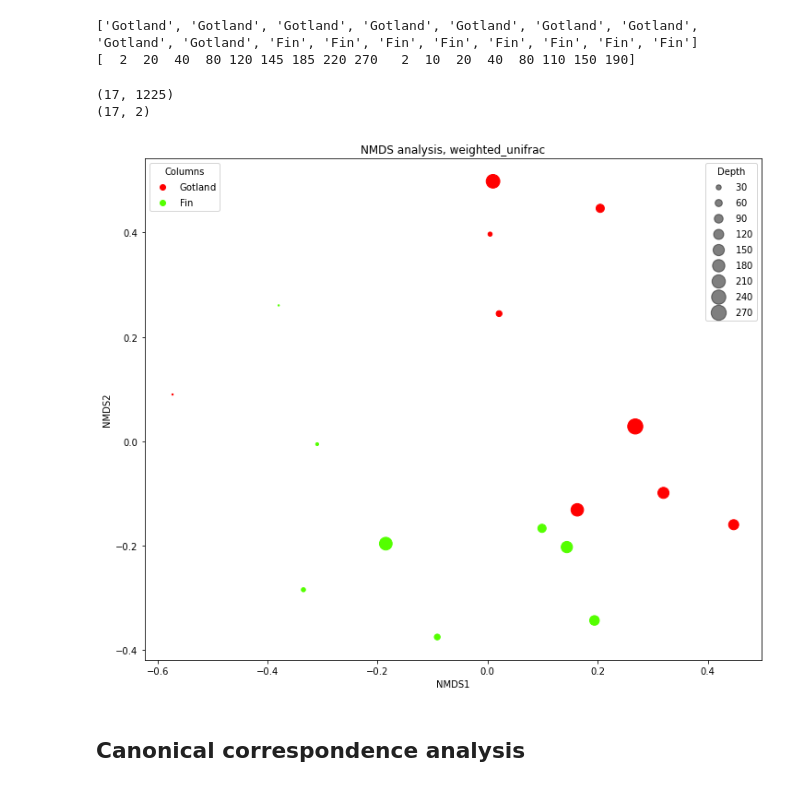
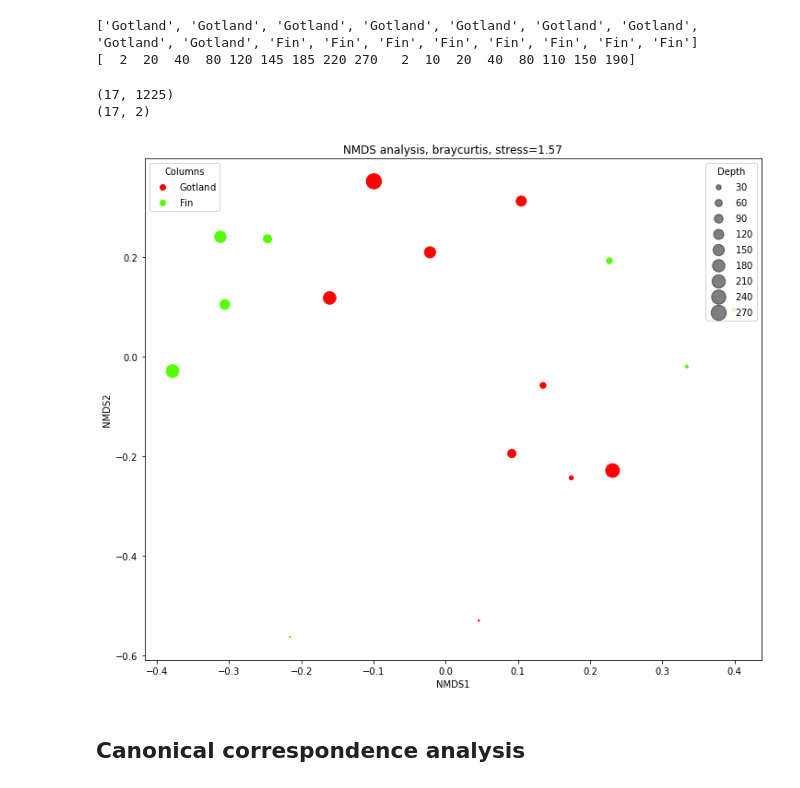
Before and after one commit to kpotoh/valerik, a Jupyter notebook: notebooks/diversity.ipynb, the cells around one changed output. Drawn from its saved outputs; the diff is of its cells as text; code cells hidden in the pictures.

```diff
--- a/notebooks/diversity.ipynb
+++ b/notebooks/diversity.ipynb
@@ -188,7 +215,7 @@ print(otu_names[:10])
 ['OTU 4', 'OTU 16', 'OTU 2', 'OTU 26', 'OTU 5', 'OTU 13', 'OTU 10', 'OTU 8', 'OTU 15', 'OTU 38']
 # %%
 metrics = ["braycurtis", "unweighted_unifrac", "weighted_unifrac"]
-metric = metrics[2]
+metric = metrics[0]
 
 if "unifrac" in metric:
     dm = diversity.beta_diversity(metric, comp_otu, comp_otu.index, otu_ids=otu_names, tree=tree)
@@ -216,38 +243,35 @@ metasamples_ids = [ms2ids[x] for x in metasamples]
 ['Gotland', 'Gotland', 'Gotland', 'Gotland', 'Gotland', 'Gotland', 'Gotland', 'Gotland', 'Gotland', 'Fin', 'Fin', 'Fin', 'Fin', 'Fin', 'Fin', 'Fin', 'Fin']
 [  2  20  40  80 120 145 185 220 270   2  10  20  40  80 110 150 190]
 # %%
-X = comp_otu.values
-print(X.shape)
-X = X[:200]
 embedding = MDS(n_components=2, metric=True, n_jobs=-1, dissimilarity="precomputed")
 X_transformed = embedding.fit_transform(dm.redundant_form())
 print(X_transformed.shape)
 
 
 # https://matplotlib.org/stable/gallery/lines_bars_and_markers/scatter_with_legend.html
 
 fig, ax = plt.subplots(figsize=(12, 10))
 scatter = ax.scatter(X_transformed[:, 0], X_transformed[:, 1], c=metasamples_ids, s=depth, cmap="prism")
 
 # produce a legend with the unique colors from the scatter
 handles0, labels0 = scatter.legend_elements()
 labels0 = [re.sub("(\d)", lambda x: ids2ms[int(x.groups()[0])], labels0[0]), re.sub("(\d)", lambda x: ids2ms[int(x.groups()[0])], labels0[1])]
 
 legend1 = ax.legend(handles0, labels0, loc="upper left", title="Columns")
 ax.add_artist(legend1)
 
 # produce a legend with a cross section of sizes from the scatter
 handles, labels = scatter.legend_elements(prop="sizes", alpha=0.5)
 legend2 = ax.legend(handles, labels, loc="upper right", title="Depth")
 
 plt.xlabel("NMDS1")
 plt.ylabel("NMDS2")
-plt.title(f"NMDS analysis, {metric}")
+plt.title(f"NMDS analysis, {metric}, stress={embedding.stress_:.2f}")
 plt.savefig(f"../figures/NMDS_{metric}.png")
 plt.show()
 # %% [output]
 (17, 1225)
 (17, 2)
-[figure, old version]
+[figure, new version]
 # %% [markdown]
 ## Canonical correspondence analysis
```
Also changed, not shown: parts of 12 cells of this notebook, 9 other files.
